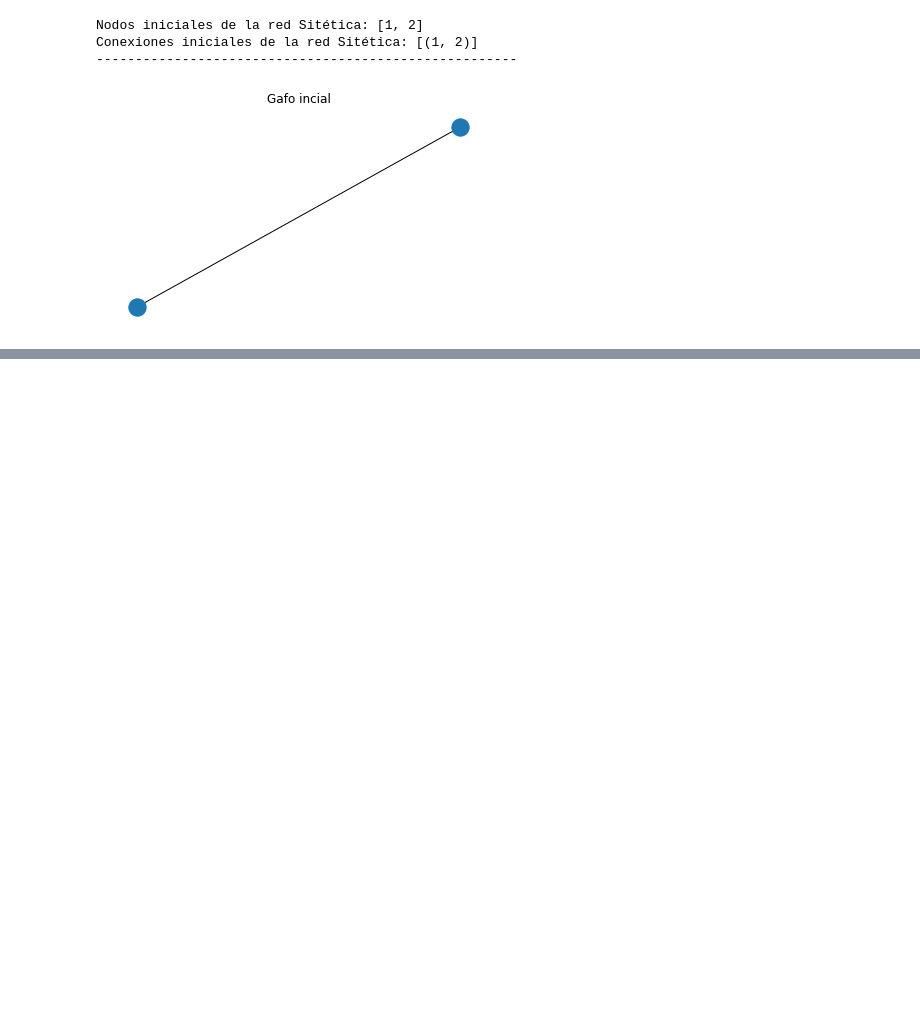
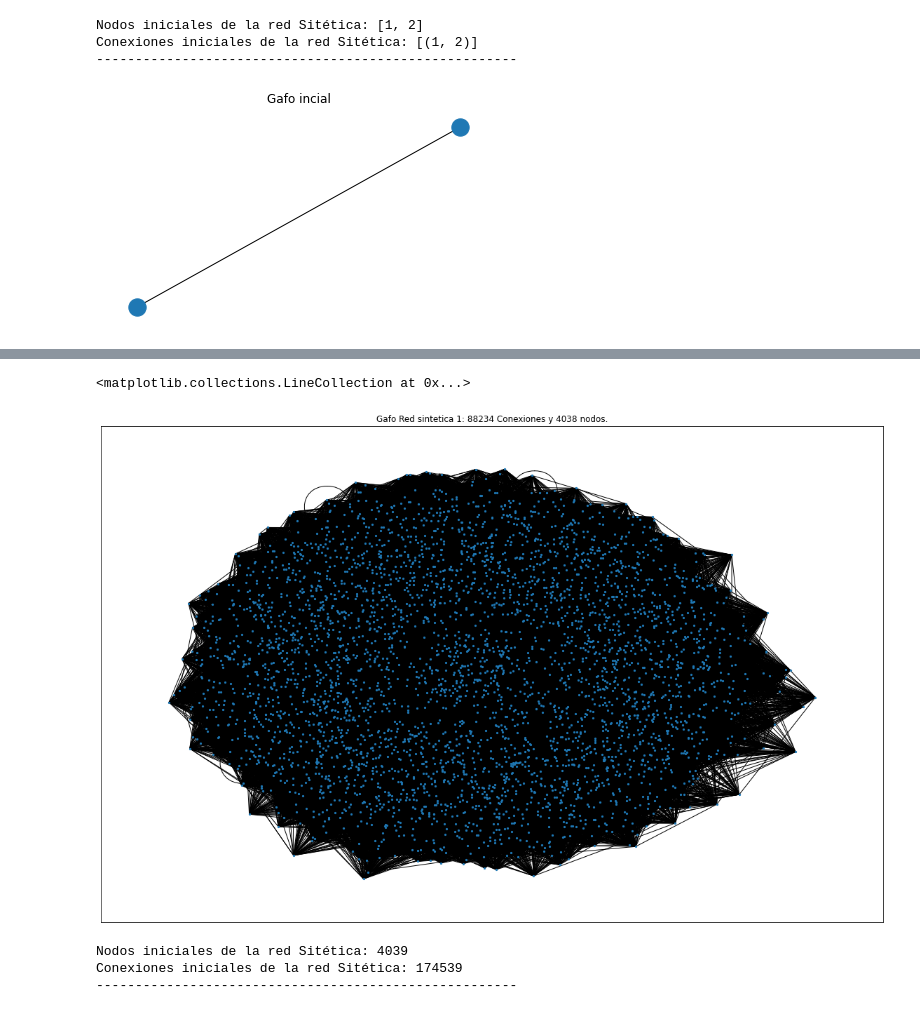
Before and after one commit to jsebastianquiroga/Topicos_analitica, a Jupyter notebook: Notebook/Social_Network_1.ipynb, the cells around one changed output, grey strips where cells are left out. Drawn from its saved outputs; the diff is of its cells as text; code cells hidden in the pictures; blank space fills up the shorter version.

```diff
--- a/Notebook/Social_Network_1.ipynb
+++ b/Notebook/Social_Network_1.ipynb
@@ -277,0 +119,20 @@ nyra_2019_nn = nyra_2019.copy()
+# %%
+# Se crea un red GS1 con 88234 Conexiones y 4038 nodos.
+GS1 = generate_random_graph(88234, 4038, 2)
+plt.figure(figsize=(20,13))
+plt.title('Gafo Red sintetica 1: 88234 Conexiones y 4038 nodos.')
+
+pos = nx.spring_layout(GS1)
+nx.draw_networkx_nodes(GS1,pos,node_size=5)
+nx.draw_networkx_edges(GS1,pos, alpha=1)
+# %% [output]
+<matplotlib.collections.LineCollection at 0x...>
+[figure, added]
+# %%
+print('Nodos iniciales de la red Sitética:', GS1.number_of_nodes())
+print('Conexiones iniciales de la red Sitética:', GS1.number_of_edges())
+print('------------------------------------------------------')
+# %% [output]
+Nodos iniciales de la red Sitética: 4039
+Conexiones iniciales de la red Sitética: 174539
+------------------------------------------------------
```
Also changed, not shown: parts of 34 cells of this notebook.
